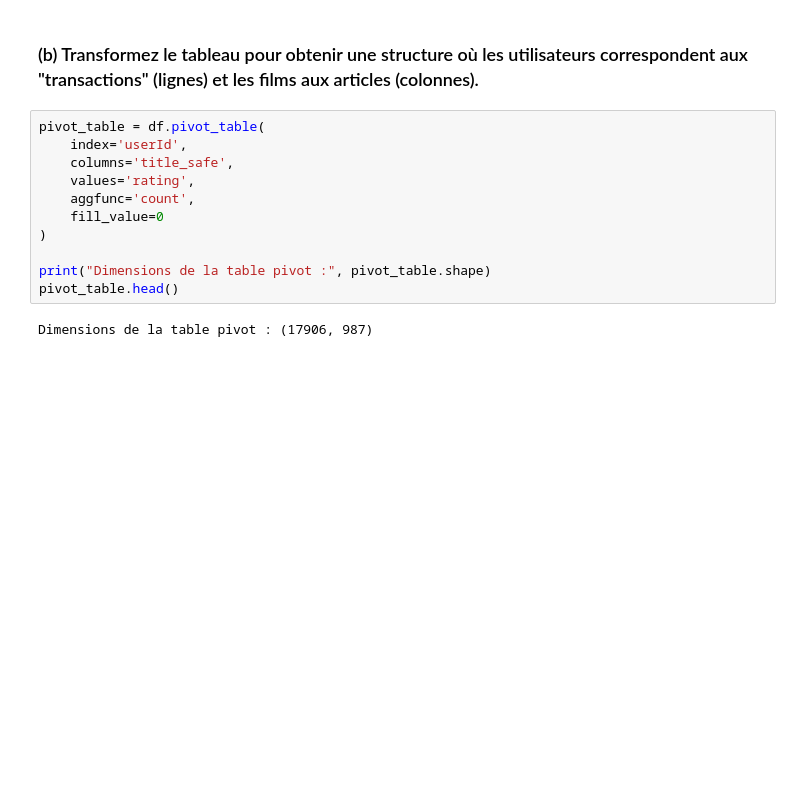
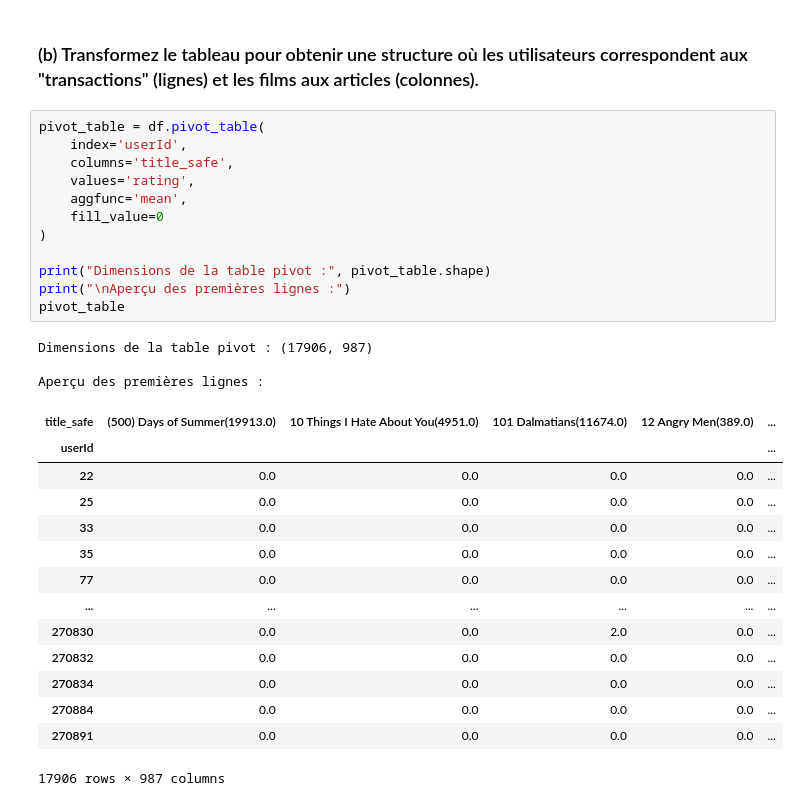
Before and after one commit to Ptitlu42/TP_data_mining, a Jupyter notebook: TP_regles_association.ipynb, the cells around one changed output. Drawn from its saved outputs; the diff is of its cells as text; blank space fills up the shorter version.

```diff
--- a/TP_regles_association.ipynb
+++ b/TP_regles_association.ipynb
@@ -82,13 +82,30 @@ df.head()
 # %%
 pivot_table = df.pivot_table(
     index='userId',
     columns='title_safe',
     values='rating',
-    aggfunc='count',
+    aggfunc='mean',
     fill_value=0
 )
 
 print("Dimensions de la table pivot :", pivot_table.shape)
-pivot_table.head()
+print("\nAperçu des premières lignes :")
+pivot_table
 # %% [output]
 Dimensions de la table pivot : (17906, 987)
+
+Aperçu des premières lignes :
+| title_safe | (500) Days of Summer(19913.0) | 10 Things I Hate About You(4951.0) | 101 Dalmatians(11674.0) | 12 Angry Men(389.0) | ... |
+| userId |  |  |  |  | ... |
+| 22 | 0.0 | 0.0 | 0.0 | 0.0 | ... |
+| 25 | 0.0 | 0.0 | 0.0 | 0.0 | ... |
+| 33 | 0.0 | 0.0 | 0.0 | 0.0 | ... |
+| 35 | 0.0 | 0.0 | 0.0 | 0.0 | ... |
+| 77 | 0.0 | 0.0 | 0.0 | 0.0 | ... |
+| ... | ... | ... | ... | ... | ... |
+| 270830 | 0.0 | 0.0 | 2.0 | 0.0 | ... |
+| 270832 | 0.0 | 0.0 | 0.0 | 0.0 | ... |
+| 270834 | 0.0 | 0.0 | 0.0 | 0.0 | ... |
+| 270884 | 0.0 | 0.0 | 0.0 | 0.0 | ... |
+| 270891 | 0.0 | 0.0 | 0.0 | 0.0 | ... |
+17906 rows × 987 columns
```
Also changed, not shown: parts of 11 cells of this notebook.
